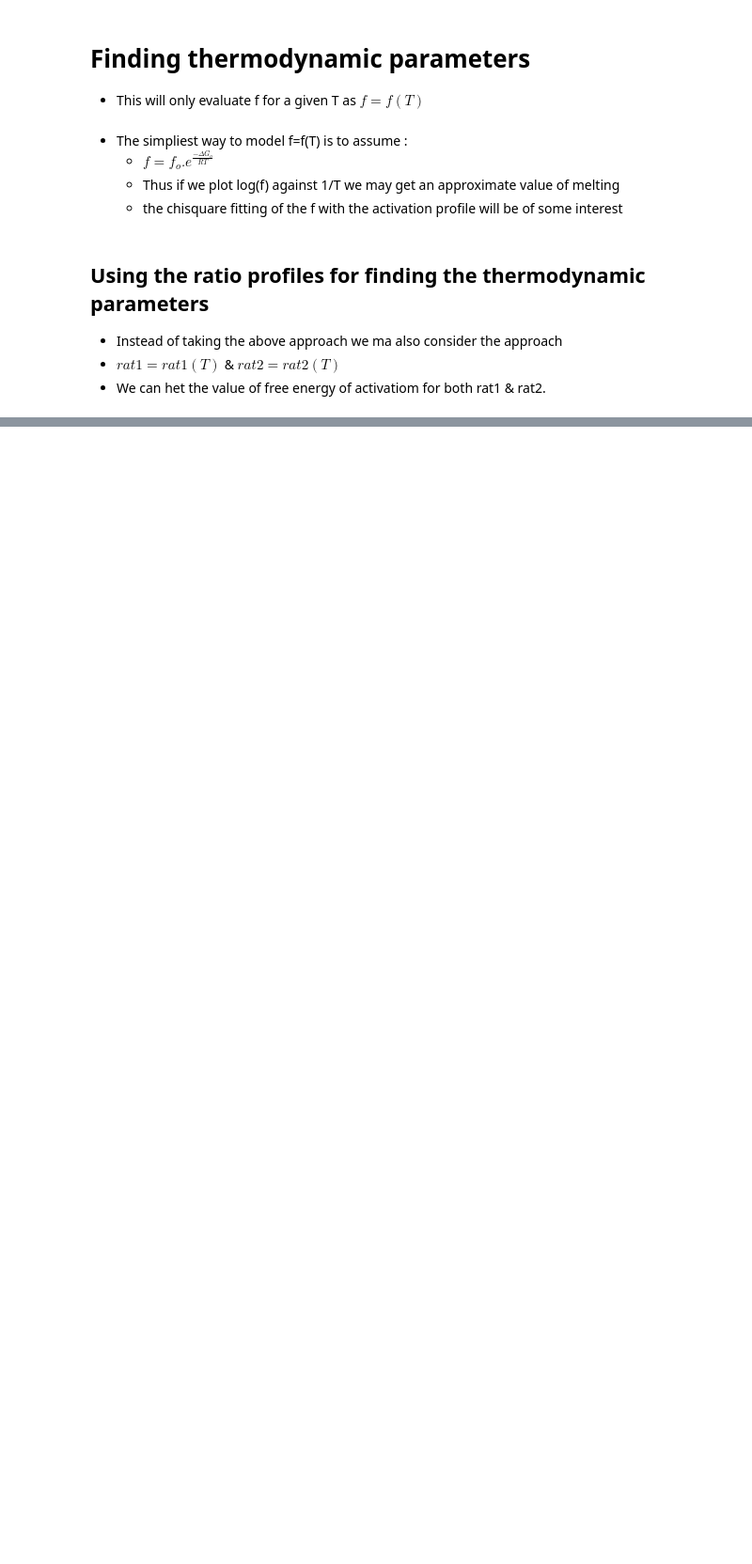
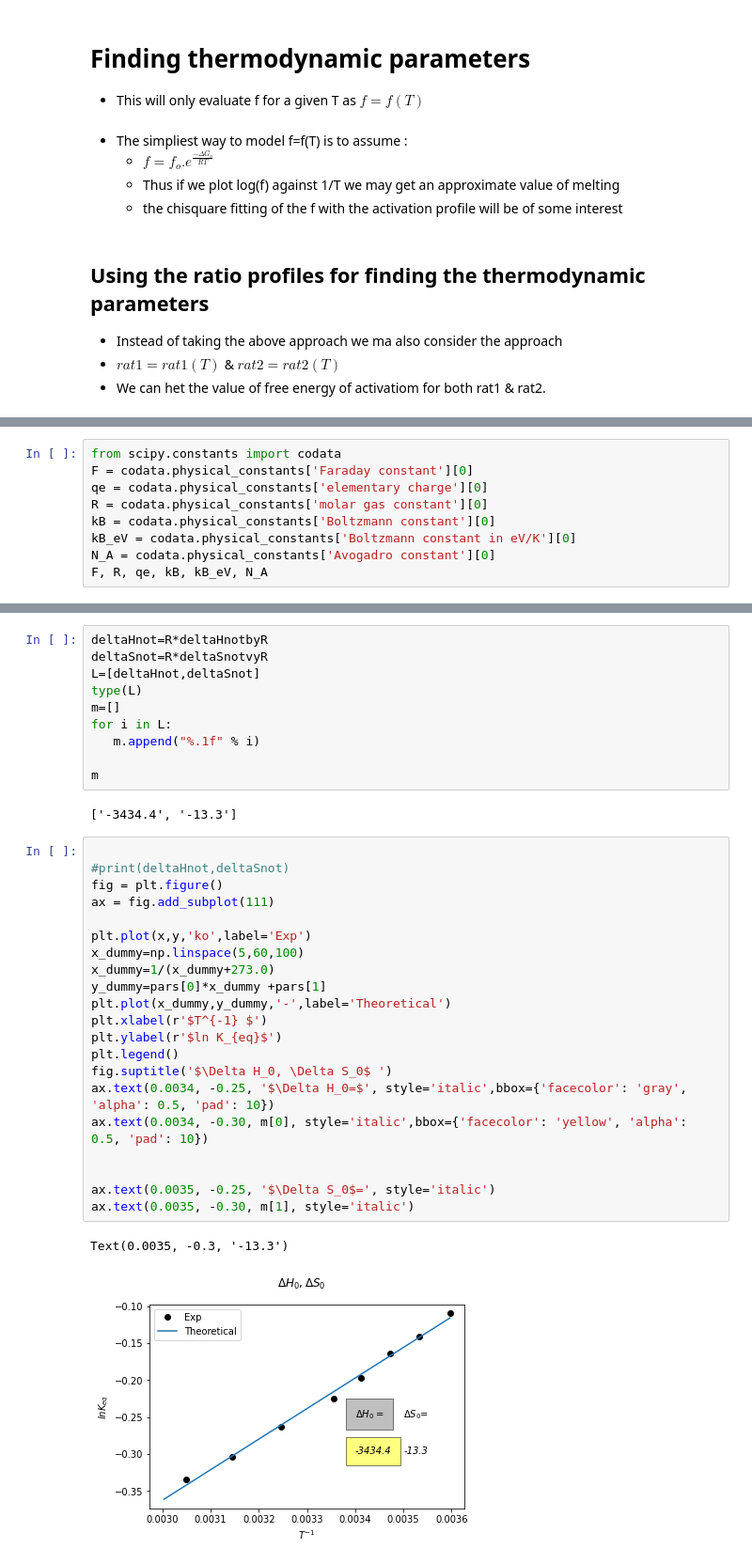
Before and after one commit to adgcal/CD-Analysis, a Jupyter notebook: CD_ANAL.ipynb, the cells around one changed output, grey strips where cells are left out. Shown at 94% size. Drawn from its saved outputs; the diff is of its cells as text; blank space fills up the shorter version.

```diff
--- a/CD_ANAL.ipynb
+++ b/CD_ANAL.ipynb
@@ -241,0 +274,9 @@ Unpacking objects: 100% (30/30), done.
+# %%
+from scipy.constants import codata
+F = codata.physical_constants['Faraday constant'][0]
+qe = codata.physical_constants['elementary charge'][0]
+R = codata.physical_constants['molar gas constant'][0]
+kB = codata.physical_constants['Boltzmann constant'][0]
+kB_eV = codata.physical_constants['Boltzmann constant in eV/K'][0]
+N_A = codata.physical_constants['Avogadro constant'][0]
+F, R, qe, kB, kB_eV, N_A
@@ -241,0 +290,36 @@ Unpacking objects: 100% (30/30), done.
+# %%
+deltaHnot=R*deltaHnotbyR
+deltaSnot=R*deltaSnotvyR
+L=[deltaHnot,deltaSnot]
+type(L)
+m=[]
+for i in L:
+   m.append("%.1f" % i)
+
+m
+# %% [output]
+['-3434.4', '-13.3']
+# %%
+
+#print(deltaHnot,deltaSnot)
+fig = plt.figure()
+ax = fig.add_subplot(111)
+
+plt.plot(x,y,'ko',label='Exp')
+x_dummy=np.linspace(5,60,100)
+x_dummy=1/(x_dummy+273.0)
+y_dummy=pars[0]*x_dummy +pars[1]
+plt.plot(x_dummy,y_dummy,'-',label='Theoretical')
+plt.xlabel(r'$T^{-1} $')
+plt.ylabel(r'$ln K_{eq}$')
+plt.legend()
+fig.suptitle('$\Delta H_0, \Delta S_0$ ')
+ax.text(0.0034, -0.25, '$\Delta H_0=$', style='italic',bbox={'facecolor': 'gray', 'alpha': 0.5, 'pad': 10})
+ax.text(0.0034, -0.30, m[0], style='italic',bbox={'facecolor': 'yellow', 'alpha': 0.5, 'pad': 10})
+
+
+ax.text(0.0035, -0.25, '$\Delta S_0$=', style='italic')
+ax.text(0.0035, -0.30, m[1], style='italic')
+# %% [output]
+Text(0.0035, -0.3, '-13.3')
+[figure, added]
```
Also changed, not shown: parts of 14 cells of this notebook.
